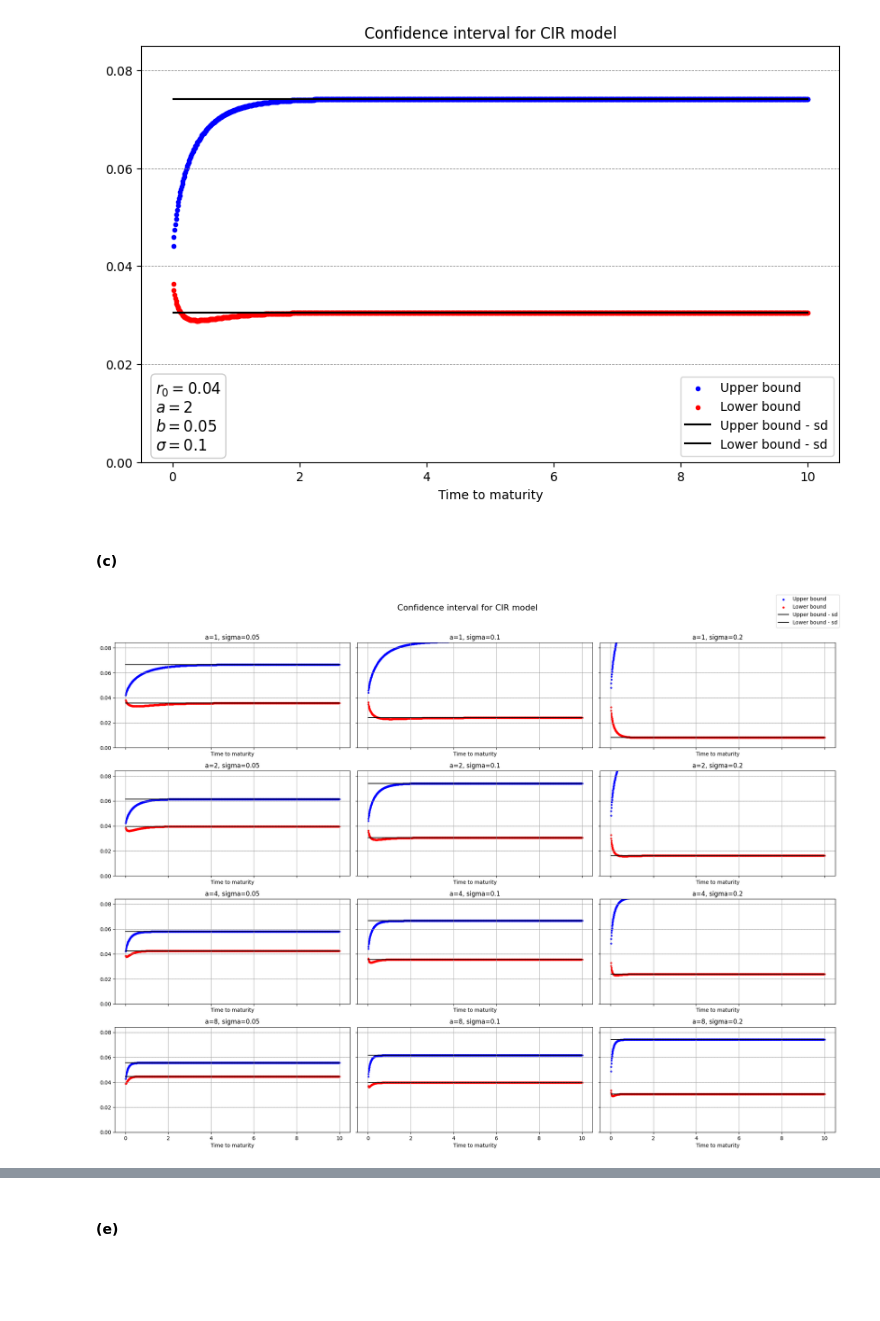
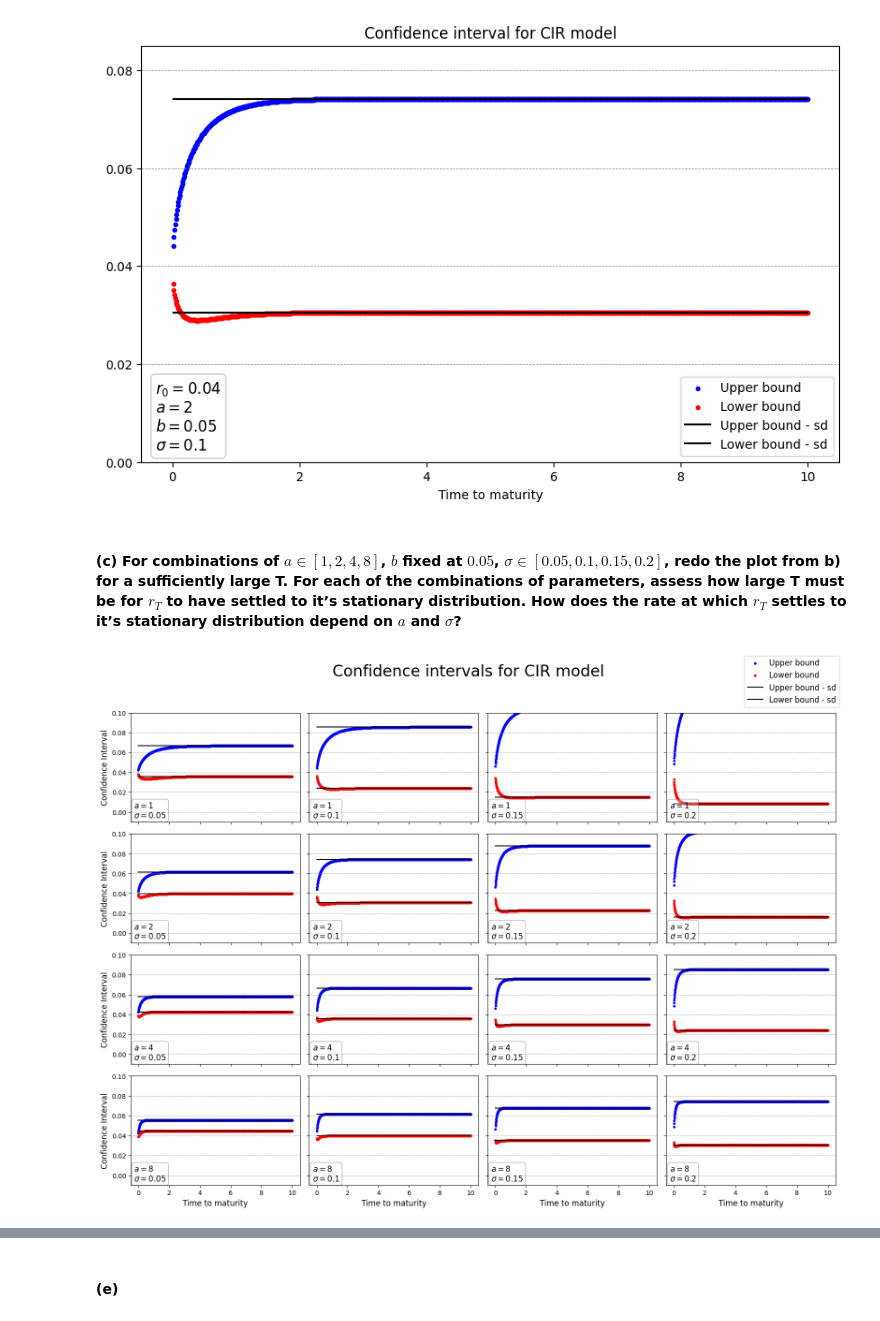
Before and after one commit to johanoelgaard/FixedIncome, a Jupyter notebook: Problem Set 4/ps4.ipynb, the cells around one changed output, grey strips where cells are left out. Cells and saved outputs as stored; diff of their text form; code cells hidden in the pictures; blank space fills up the shorter version.

Commit message:
finished what I could of PS4 – still missing the time questions

```diff
--- a/Problem Set 4/ps4.ipynb
+++ b/Problem Set 4/ps4.ipynb
@@ -275,14 +272,14 @@ print(SSE)
 # %%
 method = 'euler'
 
-SSEe = np.zeros((len(NM_range), len(NM_range)))
-r3n = np.zeros(np.max(NM_range))
+SSEe = np.zeros((len(M_range), len(N_range)))
+r3n = np.zeros(np.max(N_range))
 
 np.random.seed(2025)
-for j, M in enumerate(NM_range):
-    for k in range(np.max(NM_range)):
+for j, M in enumerate(M_range):
+    for k in range(np.max(N_range)):
         r3n[k] = fid.simul_vasicek(r0, a, b, sigma, M, T_3, method=method)[-1]
-    for i, N in enumerate(NM_range):
+    for i, N in enumerate(N_range):
         r3n_temp = copy.deepcopy(r3n)
         r3n_temp = r3n_temp[:N]
         hist, bin_edges = np.histogram(r3n_temp, bins=bins, density=True)
@@ -346,53 +341,48 @@ plt.show()
 plt.close()
 # %% [output]
 [figure]
-# %% [markdown]
-#### (c)
+# %% [markdown]
+#### (c) For combinations of $a \in [1,2,4,8]$, $b$ fixed at $0.05$, $\sigma \in [0.05,0.1,0.15,0.2]$, redo the plot from b) for a sufficiently large T. For each of the combinations of parameters, assess how large T must be for $r_T$ to have settled to it’s stationary distribution. How does the rate at which $r_T$ settles to it’s stationary distribution depend on $a$ and $\sigma$?
 # %%
 a_range = [1, 2, 4, 8]
-sigma_range = [0.05, 0.1, 0.2]
+sigma_range = [0.05, 0.1, 0.15, 0.2]
+b = 0.05
 
-dim_a, dim_sigma = len(a_range), len(sigma_range)
+fig, axes = plt.subplots(len(a_range), len(sigma_range), figsize=(16, 12), sharex=True, sharey=True)
 
-fig, axes = plt.subplots(dim_a, dim_sigma, figsize=(20, 15), sharex=True, sharey=True)
-axes = axes.flatten()
+for i, a in enumerate(a_range):
+    for j, sigma in enumerate(sigma_range):
+        lb, ub = fid.ci_cir(r0, a, b, sigma, T_ci_plot, size_ci, type_ci='two_sided')
+        lb_sd, ub_sd = fid.ci_cir(r0, a, b, sigma, np.inf, size_ci, type_ci='two_sided')
 
-loop = 0
-for a_i in a_range:
-    for sigma_i in sigma_range:
-        lb_i, ub_i = fid.ci_cir(r0, a_i, b, sigma_i, T_ci_plot, size_ci, type_ci='two_sided')
-        lb_sd_i, ub_sd_i = fid.ci_cir(r0, a_i, b, sigma_i, np.inf, size_ci, type_ci='two_sided')
-
-        ax = axes[loop]
-        ax.scatter(T_ci_plot, ub_i, label='Upper bound', color='blue', marker='.')
-        ax.scatter(T_ci_plot, lb_i, label='Lower bound', color='red', marker='.')
-        ax.plot(T_ci_plot, ub_sd_i * np.ones(len(T_ci_plot)), label='Upper bound - sd', color='black')
-        ax.plot(T_ci_plot, lb_sd_i * np.ones(len(T_ci_plot)), label='Lower bound - sd', color='black')
-        ax.set_xlabel('Time to maturity')
-        ax.set_title(f'a={a_i}, sigma={sigma_i}')
-        ax.grid(True)
-
-        # Set y-axis to start at 0 and dynamically set the upper limit
-        ax.set_ylim(bottom=0, top=ub_sd_i + 0.01)
-
-        # Adjust y-axis ticks to be every 0.02
-        ax.yaxis.set_major_locator(MultipleLocator(0.02))
+        ax = axes[i, j]
+        ax.scatter(T_ci_plot, ub, label='Upper bound', color='blue', marker='.')
+        ax.scatter(T_ci_plot, lb, label='Lower bound', color='red', marker='.')
+        ax.plot(T_ci_plot, ub_sd * np.ones(N_ci_plot), label='Upper bound - sd', color='black')
+        ax.plot(T_ci_plot, lb_sd * np.ones(N_ci_plot), label='Lower bound - sd', color='black')
+        ax.set_ylim(bottom=-0.01, top=0.1)
 
         # Add horizontal lines at each tick mark
+        ax.yaxis.set_major_locator(MultipleLocator(0.02))
         for tick in ax.get_yticks():
             ax.axhline(y=tick, color='gray', linestyle='--', linewidth=0.5)
 
-        loop += 1
+        # Add parameter info as text in each subplot
+        textstr = f'$a={a}$\n$\\sigma={sigma}$'
+        props = dict(boxstyle='round', facecolor='white', alpha=0.3)
+        ax.text(0.02, 0.02, textstr, transform=ax.transAxes, fontsize=12,
+                verticalalignment='bottom', bbox=props)
 
-# Add a single legend for all subplots
+        if i == len(a_range) - 1:
+            ax.set_xlabel('Time to maturity', fontsize=12)
+        if j == 0:
+            ax.set_ylabel('Confidence Interval', fontsize=12)
+
 handles, labels = ax.get_legend_handles_labels()
-fig.legend(handles, labels, loc='upper right')
-
-# Add a single title for the entire figure
-fig.suptitle('Confidence interval for CIR model', fontsize=16)
-
-plt.tight_layout(rect=[0, 0, 1, 0.96])
+fig.suptitle("Confidence intervals for CIR model", fontsize=24)
+fig.legend(handles, labels,loc='upper right', fontsize=12)
+plt.tight_layout(rect=[0, 0, 1, 0.95])
 plt.show()
 plt.close()
 # %% [output]
-[figure, old version]
+[figure, new version]
```
Also changed, not shown: parts of 28 cells of this notebook.
